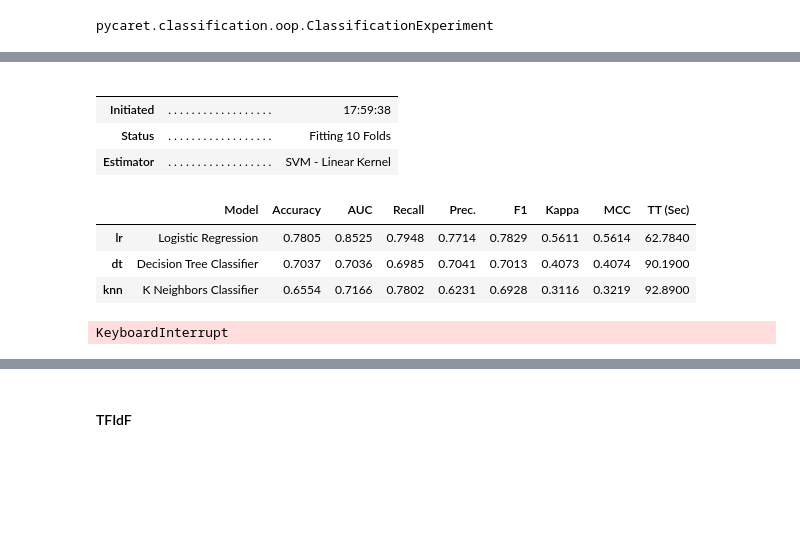
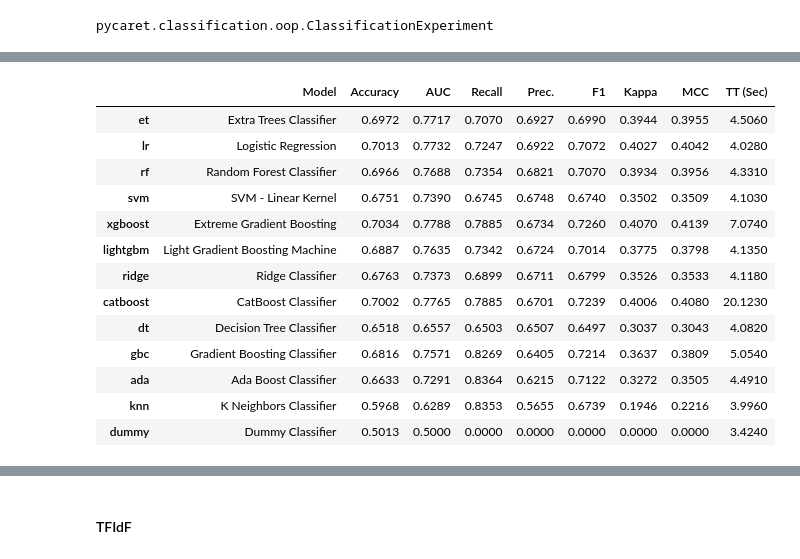
Before and after one commit to cecile-aie/oc_aiep7, a Jupyter notebook: P7_approche_classique.ipynb, the cells around one changed output, grey strips where cells are left out. Saved outputs shown, nothing was run; the diff lists cells and outputs as text; code cells hidden in the pictures; blank space fills up the shorter version.

```diff
--- a/P7_approche_classique.ipynb
+++ b/P7_approche_classique.ipynb
@@ -67,6 +76,6 @@ type(exp)
 # %% [output]
 pycaret.classification.oop.ClassificationExperiment
 # %%
-# compare baseline models
-best_model = compare_models(sort='Precision')
+# compare baseline models and returns the best 6 ones
+best_models = compare_models(sort='Precision', n_select=6)
 # %% [output]
@@ -73,10 +83,14 @@ best_model = compare_models(sort='Precision')
-|  |  |  |
-|  |  |  |
-| Initiated | . . . . . . . . . . . . . . . . . . | 17:59:38 |
-| Status | . . . . . . . . . . . . . . . . . . | Fitting 10 Folds |
-| Estimator | . . . . . . . . . . . . . . . . . . | SVM - Linear Kernel |
+|  | Model | Accuracy | AUC | Recall | Prec. | F1 | Kappa | MCC | TT (Sec) |
+| et | Extra Trees Classifier | 0.6972 | 0.7717 | 0.7070 | 0.6927 | 0.6990 | 0.3944 | 0.3955 | 4.5060 |
+| lr | Logistic Regression | 0.7013 | 0.7732 | 0.7247 | 0.6922 | 0.7072 | 0.4027 | 0.4042 | 4.0280 |
+| rf | Random Forest Classifier | 0.6966 | 0.7688 | 0.7354 | 0.6821 | 0.7070 | 0.3934 | 0.3956 | 4.3310 |
+| svm | SVM - Linear Kernel | 0.6751 | 0.7390 | 0.6745 | 0.6748 | 0.6740 | 0.3502 | 0.3509 | 4.1030 |
+| xgboost | Extreme Gradient Boosting | 0.7034 | 0.7788 | 0.7885 | 0.6734 | 0.7260 | 0.4070 | 0.4139 | 7.0740 |
+| lightgbm | Light Gradient Boosting Machine | 0.6887 | 0.7635 | 0.7342 | 0.6724 | 0.7014 | 0.3775 | 0.3798 | 4.1350 |
+| ridge | Ridge Classifier | 0.6763 | 0.7373 | 0.6899 | 0.6711 | 0.6799 | 0.3526 | 0.3533 | 4.1180 |
+| catboost | CatBoost Classifier | 0.7002 | 0.7765 | 0.7885 | 0.6701 | 0.7239 | 0.4006 | 0.4080 | 20.1230 |
+| dt | Decision Tree Classifier | 0.6518 | 0.6557 | 0.6503 | 0.6507 | 0.6497 | 0.3037 | 0.3043 | 4.0820 |
+| gbc | Gradient Boosting Classifier | 0.6816 | 0.7571 | 0.8269 | 0.6405 | 0.7214 | 0.3637 | 0.3809 | 5.0540 |
+| ada | Ada Boost Classifier | 0.6633 | 0.7291 | 0.8364 | 0.6215 | 0.7122 | 0.3272 | 0.3505 | 4.4910 |
+| knn | K Neighbors Classifier | 0.5968 | 0.6289 | 0.8353 | 0.5655 | 0.6739 | 0.1946 | 0.2216 | 3.9960 |
+| dummy | Dummy Classifier | 0.5013 | 0.5000 | 0.0000 | 0.0000 | 0.0000 | 0.0000 | 0.0000 | 3.4240 |
-|  | Model | Accuracy | AUC | Recall | Prec. | F1 | Kappa | MCC | TT (Sec) |
-| lr | Logistic Regression | 0.7805 | 0.8525 | 0.7948 | 0.7714 | 0.7829 | 0.5611 | 0.5614 | 62.7840 |
-| dt | Decision Tree Classifier | 0.7037 | 0.7036 | 0.6985 | 0.7041 | 0.7013 | 0.4073 | 0.4074 | 90.1900 |
-| knn | K Neighbors Classifier | 0.6554 | 0.7166 | 0.7802 | 0.6231 | 0.6928 | 0.3116 | 0.3219 | 92.8900 |
-KeyboardInterrupt
```
Also changed, not shown: parts of 38 cells of this notebook.
